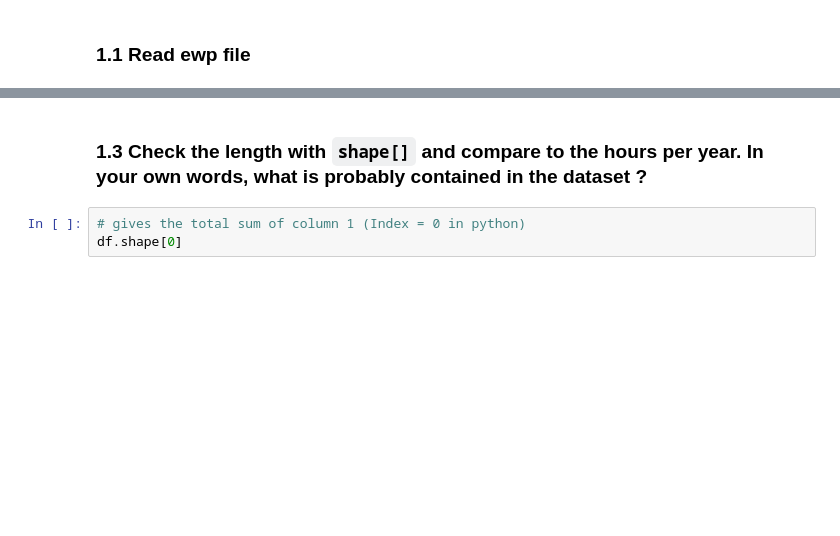
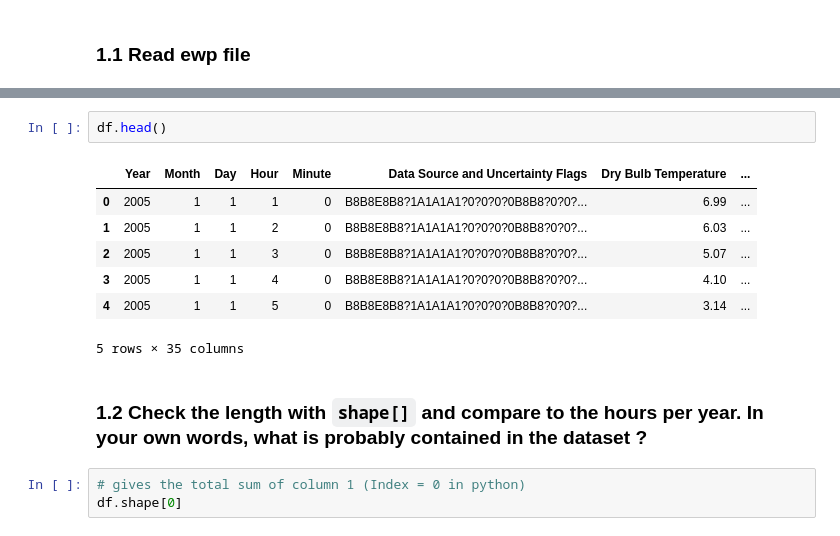
Before and after one commit to ddceruti/csp-exercises, a Jupyter notebook: 01/exercise_01-solution.ipynb, the cells around one changed output, grey strips where cells are left out. Cells and saved outputs as stored; diff of their text form; blank space fills up the shorter version.

```diff
--- a/01/exercise_01-solution.ipynb
+++ b/01/exercise_01-solution.ipynb
@@ -62,5 +92,15 @@ df = weather_file.dataframe
+# %%
+df.head()
+# %% [output]
+|  | Year | Month | Day | Hour | Minute | Data Source and Uncertainty Flags | Dry Bulb Temperature | ... |
+| 0 | 2005 | 1 | 1 | 1 | 0 | B8B8E8B8?1A1A1A1?0?0?0?0B8B8?0?0?... | 6.99 | ... |
+| 1 | 2005 | 1 | 1 | 2 | 0 | B8B8E8B8?1A1A1A1?0?0?0?0B8B8?0?0?... | 6.03 | ... |
+| 2 | 2005 | 1 | 1 | 3 | 0 | B8B8E8B8?1A1A1A1?0?0?0?0B8B8?0?0?... | 5.07 | ... |
+| 3 | 2005 | 1 | 1 | 4 | 0 | B8B8E8B8?1A1A1A1?0?0?0?0B8B8?0?0?... | 4.10 | ... |
+| 4 | 2005 | 1 | 1 | 5 | 0 | B8B8E8B8?1A1A1A1?0?0?0?0B8B8?0?0?... | 3.14 | ... |
+5 rows × 35 columns
 # %% [markdown]
-### 1.3  Check the length with `shape[]` and compare to the hours per year. In your own words, what is probably contained in the dataset ?
+### 1.2  Check the length with `shape[]` and compare to the hours per year. In your own words, what is probably contained in the dataset ?
 # %%
 # gives the total sum of column 1 (Index = 0 in python)
 df.shape[0]
```
Also changed, not shown: parts of 31 cells of this notebook, 3 other files.
